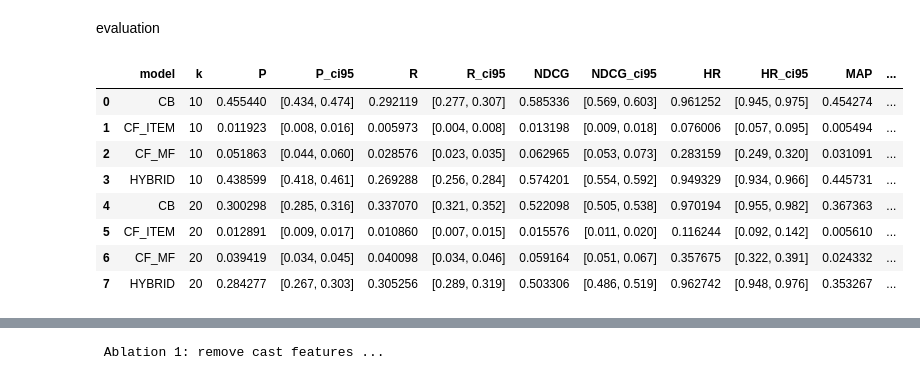
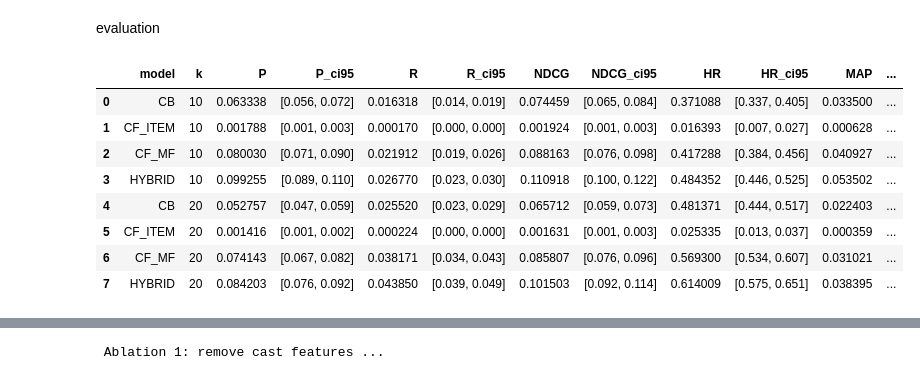
Before and after one commit to MohammadMahdiRazavi/Movie-Recommendation-System, a Jupyter notebook: src/notebooks/Movie Recommender.ipynb, the cells around one changed output, grey strips where cells are left out. Saved outputs shown, nothing was run; the diff lists cells and outputs as text; code cells hidden in the pictures.

```diff
--- a/src/notebooks/Movie Recommender.ipynb
+++ b/src/notebooks/Movie Recommender.ipynb
@@ -339,7 +353,7 @@ def cf_item_item_scores(user_id):
 # %% [markdown]
 Matrix Factorization
 # %%
-algo_mf = SVD(n_factors=80, n_epochs=25, lr_all=0.007, reg_all=0.05)
+algo_mf = SVD(n_factors=50, n_epochs=10, lr_all=0.005, reg_all=0.02, biased=True, random_state=42)
 trainset = data.build_full_trainset()
 algo_mf.fit(trainset)
 # %% [output]
@@ -375,7 +378,7 @@ def cf_scores(user_id, method="item-item"):
     else:
         raise ValueError("method not supported")
 # %%
-def recommend_hybrid(user_id, k=10, exclude_set=None, alpha=0.3, cf_method="item-item"):
+def recommend_hybrid(user_id, k=10, exclude_set=None, alpha=0.5, cf_method="item-item"):
     # CB scores
     if user_id in uid_to_index:
         u_idx = uid_to_index[user_id]
@@ -457,19 +460,3 @@ def map_at_k(actual, pred, k):
             hits += 1
             score += hits / i
     return score / min(len(actual), k)
-# %%
-train_parts = []
-test_parts = []
-
-for uid, group in ratings.groupby("userId"):
-    group = group.sort_values("timestamp")
-    n = len(group)
-    if n < 5:
-        train_parts.append(group)
-        continue
-    cutoff = int(n * 0.8)
-    train_parts.append(group.iloc[:cutoff])
-    test_parts.append(group.iloc[cutoff:])
-
-train_df = pd.concat(train_parts)
-test_df  = pd.concat(test_parts)
@@ -515,7 +502,7 @@ def preds_cf_mf(uid, k):
             break
     return out
 
-def preds_hybrid(uid, k, alpha=0.3, cf_method="mf"):
+def preds_hybrid(uid, k, alpha=0.5, cf_method="mf"):
     excl = train_seen.get(uid, set())
     try:
         rec = recommend_hybrid(uid, k=k, exclude_set=excl, alpha=alpha, cf_method=cf_method)
@@ -581,23 +568,23 @@ def run_evaluation(models, k_list, metrics, test_users, test_truth, train_seen):
 # %%
 k_list = [10, 20]
 metrics = ["P", "R", "NDCG", "HR", "MAP"]
 
 models = {
     "CB": lambda uid, k: preds_cb(uid, k),
     "CF_MF": lambda uid, k: preds_cf_mf(uid, k),
-    "HYBRID": lambda uid, k: preds_hybrid(uid, k, alpha=0.3, cf_method="mf"),
+    "HYBRID": lambda uid, k: preds_hybrid(uid, k, alpha=0.5, cf_method="mf"),
     "CF_ITEM": lambda uid, k: preds_cf_item(uid, k)
 }
 
 eval_df = run_evaluation(models, k_list, metrics, test_users, test_truth, train_seen)
 display(eval_df)
 # %% [output]
 |  | model | k | P | P_ci95 | R | R_ci95 | NDCG | NDCG_ci95 | HR | HR_ci95 | MAP | ... |
-| 0 | CB | 10 | 0.455440 | [0.434, 0.474] | 0.292119 | [0.277, 0.307] | 0.585336 | [0.569, 0.603] | 0.961252 | [0.945, 0.975] | 0.454274 | ... |
-| 1 | CF_ITEM | 10 | 0.011923 | [0.008, 0.016] | 0.005973 | [0.004, 0.008] | 0.013198 | [0.009, 0.018] | 0.076006 | [0.057, 0.095] | 0.005494 | ... |
-| 2 | CF_MF | 10 | 0.051863 | [0.044, 0.060] | 0.028576 | [0.023, 0.035] | 0.062965 | [0.053, 0.073] | 0.283159 | [0.249, 0.320] | 0.031091 | ... |
-| 3 | HYBRID | 10 | 0.438599 | [0.418, 0.461] | 0.269288 | [0.256, 0.284] | 0.574201 | [0.554, 0.592] | 0.949329 | [0.934, 0.966] | 0.445731 | ... |
-| 4 | CB | 20 | 0.300298 | [0.285, 0.316] | 0.337070 | [0.321, 0.352] | 0.522098 | [0.505, 0.538] | 0.970194 | [0.955, 0.982] | 0.367363 | ... |
-| 5 | CF_ITEM | 20 | 0.012891 | [0.009, 0.017] | 0.010860 | [0.007, 0.015] | 0.015576 | [0.011, 0.020] | 0.116244 | [0.092, 0.142] | 0.005610 | ... |
-| 6 | CF_MF | 20 | 0.039419 | [0.034, 0.045] | 0.040098 | [0.034, 0.046] | 0.059164 | [0.051, 0.067] | 0.357675 | [0.322, 0.391] | 0.024332 | ... |
-| 7 | HYBRID | 20 | 0.284277 | [0.267, 0.303] | 0.305256 | [0.289, 0.319] | 0.503306 | [0.486, 0.519] | 0.962742 | [0.948, 0.976] | 0.353267 | ... |
+| 0 | CB | 10 | 0.063338 | [0.056, 0.072] | 0.016318 | [0.014, 0.019] | 0.074459 | [0.065, 0.084] | 0.371088 | [0.337, 0.405] | 0.033500 | ... |
+| 1 | CF_ITEM | 10 | 0.001788 | [0.001, 0.003] | 0.000170 | [0.000, 0.000] | 0.001924 | [0.001, 0.003] | 0.016393 | [0.007, 0.027] | 0.000628 | ... |
+| 2 | CF_MF | 10 | 0.080030 | [0.071, 0.090] | 0.021912 | [0.019, 0.026] | 0.088163 | [0.076, 0.098] | 0.417288 | [0.384, 0.456] | 0.040927 | ... |
+| 3 | HYBRID | 10 | 0.099255 | [0.089, 0.110] | 0.026770 | [0.023, 0.030] | 0.110918 | [0.100, 0.122] | 0.484352 | [0.446, 0.525] | 0.053502 | ... |
+| 4 | CB | 20 | 0.052757 | [0.047, 0.059] | 0.025520 | [0.023, 0.029] | 0.065712 | [0.059, 0.073] | 0.481371 | [0.444, 0.517] | 0.022403 | ... |
+| 5 | CF_ITEM | 20 | 0.001416 | [0.001, 0.002] | 0.000224 | [0.000, 0.000] | 0.001631 | [0.001, 0.003] | 0.025335 | [0.013, 0.037] | 0.000359 | ... |
+| 6 | CF_MF | 20 | 0.074143 | [0.067, 0.082] | 0.038171 | [0.034, 0.043] | 0.085807 | [0.076, 0.096] | 0.569300 | [0.534, 0.607] | 0.031021 | ... |
+| 7 | HYBRID | 20 | 0.084203 | [0.076, 0.092] | 0.043850 | [0.039, 0.049] | 0.101503 | [0.092, 0.114] | 0.614009 | [0.575, 0.651] | 0.038395 | ... |
```
Also changed, not shown: parts of 13 cells of this notebook, 3 other files.
